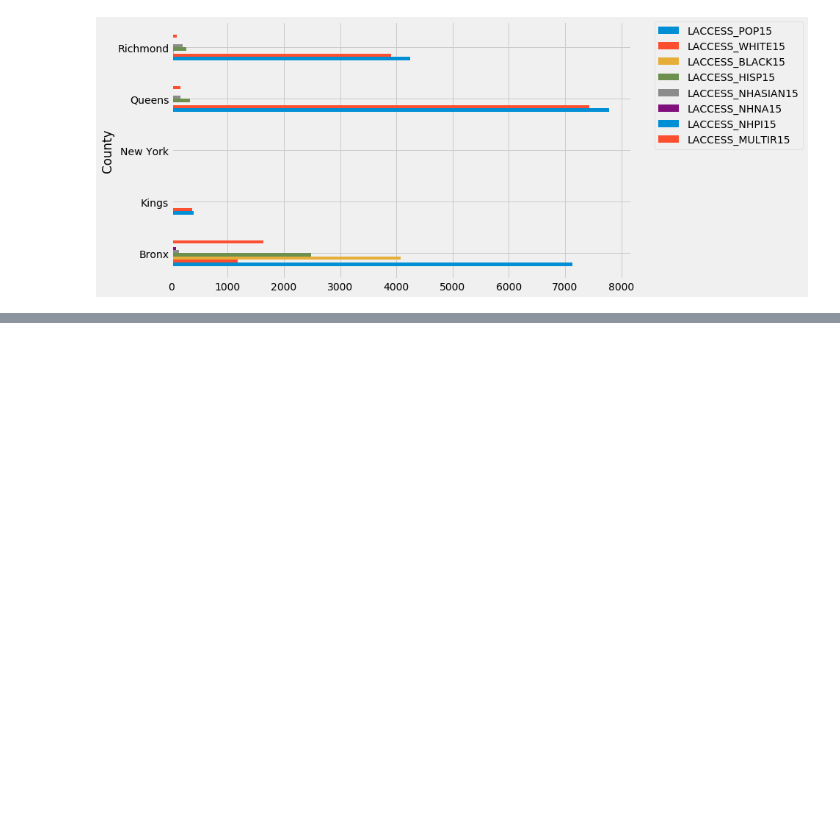
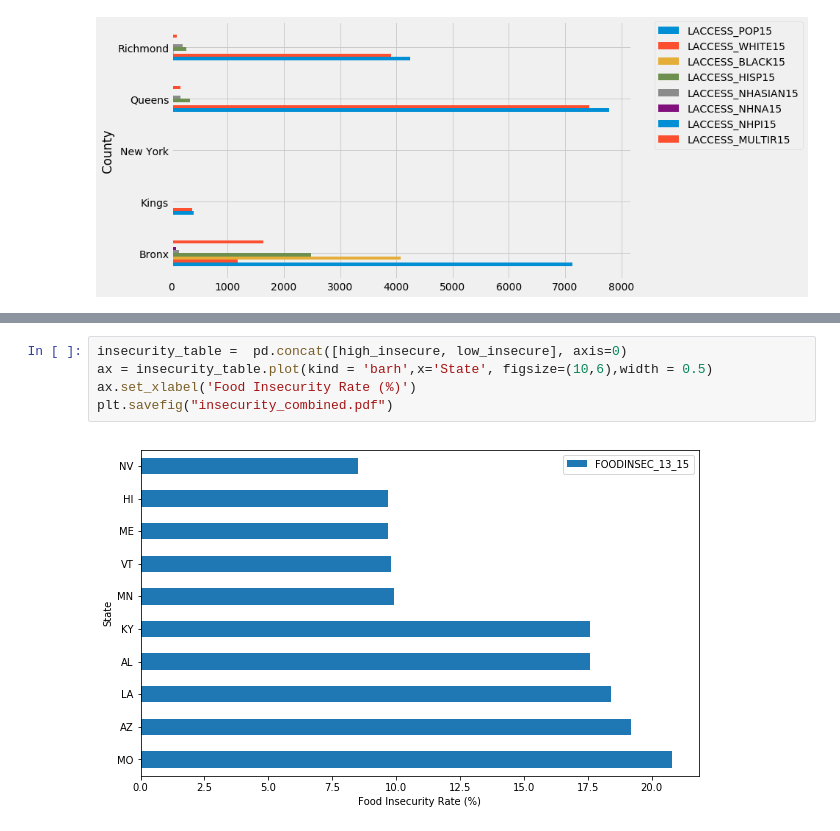
Before and after one commit to christina10211/Data-Studio, a Jupyter notebook: code/01-food_environment/US_Food_Environment.ipynb, the cells around one changed output, grey strips where cells are left out. Drawn from its saved outputs; the diff is of its cells as text; blank space fills up the shorter version.

```diff
--- a/code/01-food_environment/US_Food_Environment.ipynb
+++ b/code/01-food_environment/US_Food_Environment.ipynb
@@ -62,0 +274,7 @@ plt.legend(bbox_to_anchor=(1.05, 1), loc=2, borderaxespad=0.)
+# %%
+insecurity_table =  pd.concat([high_insecure, low_insecure], axis=0)
+ax = insecurity_table.plot(kind = 'barh',x='State', figsize=(10,6),width = 0.5)
+ax.set_xlabel('Food Insecurity Rate (%)')
+plt.savefig("insecurity_combined.pdf")
+# %% [output]
+[figure, added]
```
Also changed, not shown: parts of 51 cells of this notebook, 41 other files.
